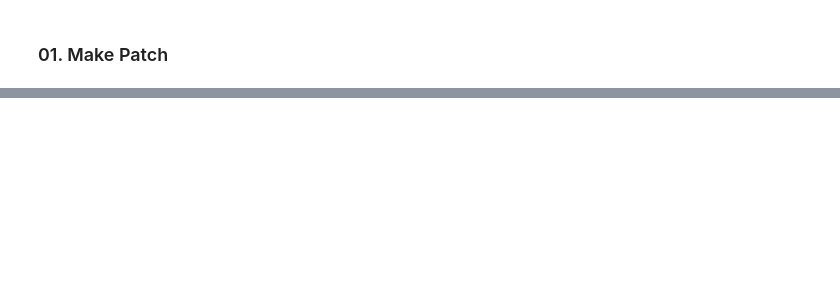
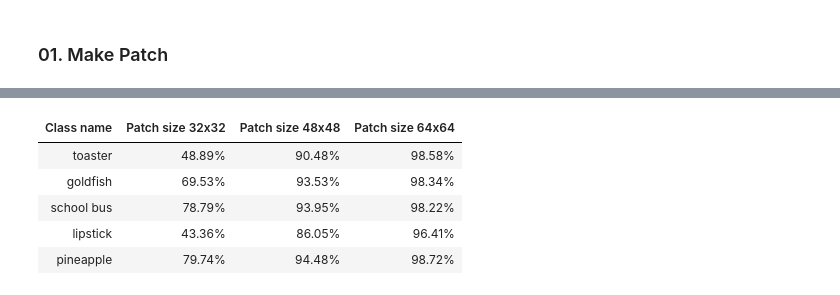
Before and after one commit to JJungEEun/Adversarial_AI_attack, a Jupyter notebook: Adversarial_Patch/Adversarial_Patch_Attack_ImageNet.ipynb, the cells around one changed output, grey strips where cells are left out. Drawn from its saved outputs; the diff is of its cells as text; code cells hidden in the pictures; blank space fills up the shorter version.

```diff
--- a/Adversarial_Patch/Adversarial_Patch_Attack_ImageNet.ipynb
+++ b/Adversarial_Patch/Adversarial_Patch_Attack_ImageNet.ipynb
@@ -452,0 +383,16 @@ print("The best patch is found at epoch {} with success rate {}% on testset".for
+# %%
+# Load evaluation results of the pretrained patches
+json_results_file = os.path.join(CHECKPOINT_PATH, "patch_results.json")
+json_results = {}
+if os.path.isfile(json_results_file):
+    with open(json_results_file, "r") as f:
+        json_results = json.load(f)
+
+# If you train new patches, you can save the results via calling this function
+def save_results(patch_dict):
+    result_dict = {cname: {psize: [t.item() if isinstance(t, torch.Tensor) else t
+                                   for t in patch_dict[cname][psize]["results"]]
+                           for psize in patch_dict[cname]}
+                   for cname in patch_dict}
+    with open(os.path.join(CHECKPOINT_PATH, "patch_results.json"), "w") as f:
+        json.dump(result_dict, f, indent=4)
@@ -452,0 +429,5 @@ print("The best patch is found at epoch {} with success rate {}% on testset".for
+# %%
+class_names = ['toaster', 'goldfish', 'school bus', 'lipstick', 'pineapple']
+patch_sizes = [32, 48, 64]
+
+patch_dict = get_patches(class_names, patch_sizes)
@@ -452,0 +451,18 @@ print("The best patch is found at epoch {} with success rate {}% on testset".for
+# %%
+import tabulate
+from IPython.display import display, HTML
+
+def show_table(top_1=True):
+    i = 0 if top_1 else 1
+    table = [[name] + [f"{100*(patch_dict[name][psize]['results'][i]):4.2f}%" for psize in patch_sizes]
+             for name in class_names]
+    display(HTML(tabulate.tabulate(table, tablefmt='html', headers=["Class name"] + [f"Patch size {psize}x{psize}" for psize in patch_sizes])))
+# %%
+show_table(top_1=True)
+# %% [output]
+| Class name | Patch size 32x32 | Patch size 48x48 | Patch size 64x64 |
+| toaster | 48.89% | 90.48% | 98.58% |
+| goldfish | 69.53% | 93.53% | 98.34% |
+| school bus | 78.79% | 93.95% | 98.22% |
+| lipstick | 43.36% | 86.05% | 96.41% |
+| pineapple | 79.74% | 94.48% | 98.72% |
```
Also changed, not shown: parts of 60 cells of this notebook.
